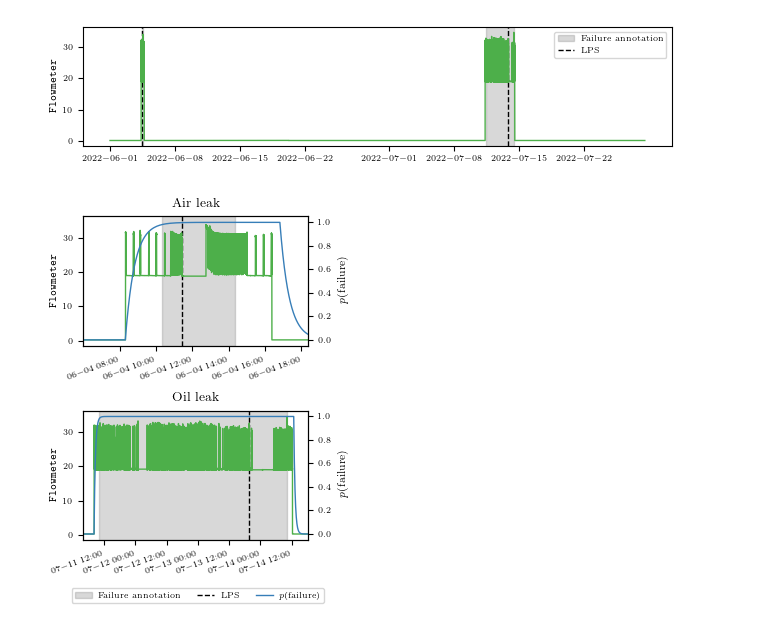
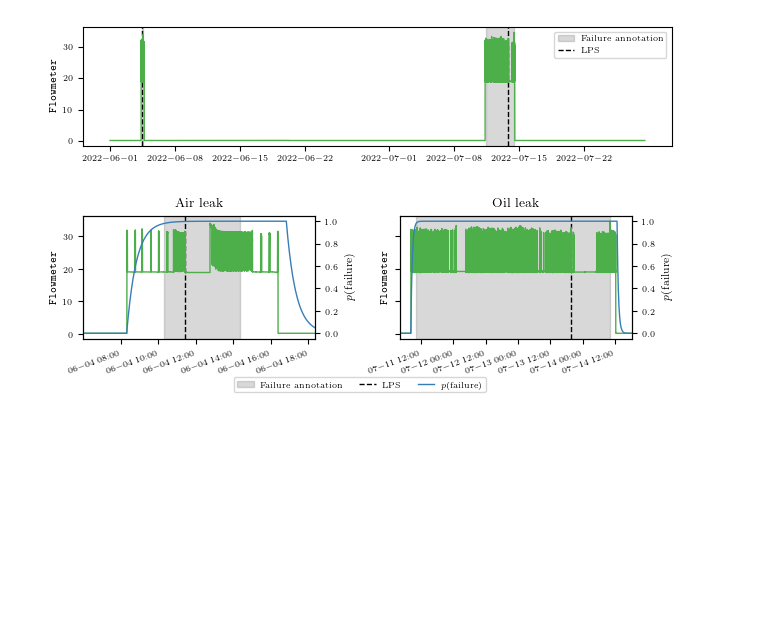
Before and after one commit to MatthiasJakobs/metro-xai, a Jupyter notebook: notebooks/plots.ipynb, the cells around one changed output. Drawn from its saved outputs; the diff is of its cells as text; code cells hidden in the pictures; blank space fills up the shorter version.

Commit message:
single column layout plots

```diff
--- a/notebooks/plots.ipynb
+++ b/notebooks/plots.ipynb
@@ -42,7 +42,7 @@ fig.savefig('../plots/flowmeter.pdf', transparent=True)
 # %%
 p_failure = np.load('../data/pt2_tcn_output.npy')
 rot = 20
-fig, axs = default_plot(subplots=(2, 1), sharey=True, sharex=False, height_fraction=1)
+fig, axs = default_plot(subplots=(1, 2), sharey=True, sharex=False, height_fraction=1, width_fraction=2)
 axs[0].set_ylabel(r'\texttt{Flowmeter}')
 axs[1].set_ylabel(r'\texttt{Flowmeter}')
 
@@ -52,31 +52,31 @@ axs[0].axvline(x=np.datetime64('2022-06-04T11:26:01.422000000'), color='black',
 
 axs[0].plot(df.timestamp[df.timestamp > '2022-06-01T00:00:00'], df['Flowmeter'][df.timestamp > '2022-06-01T00:00:00'], color=c_flowmeter)
 axs[0].set_xlim(np.datetime64('2022-06-04T06:00:00.300000000'), np.datetime64('2022-06-04T18:22:39.188000000'))
 #axs[0].set_xticks([])
 axs[0].set_title('Air leak')
 axs[0].set_xticks(axs[0].get_xticks(), axs[0].get_xticklabels(), rotation=rot, ha='right')
 
 ax2 = axs[0].twinx()
 ax2.set_ylabel(r'$p(\textrm{failure})$')
 ax2.plot(test_chunk_dates[:, 1], p_failure, color=c_p, label=r'$p(\textrm{failure})$')
 
 
 axs[1].axvspan(xmin=np.datetime64('2022-07-11T10:10:18.948000000'), xmax=np.datetime64('2022-07-14T10:22:08.046000000'), color='gray', alpha=0.3)
 axs[1].axvline(x=np.datetime64('2022-07-13T19:43:52.593000000'), color='black', linestyle='--')
 axs[1].plot(df.timestamp[df.timestamp > '2022-06-01T00:00:00'], df['Flowmeter'][df.timestamp > '2022-06-01T00:00:00'], color=c_flowmeter)
 axs[1].set_xlim(np.datetime64('2022-07-11T04:00:00.300000000'), np.datetime64('2022-07-14T18:22:39.188000000'))
 #axs[1].set_xticks([])
 axs[1].set_title('Oil leak')
 axs[1].set_xticks(axs[1].get_xticks(), axs[1].get_xticklabels(), rotation=rot, ha='right')
 
 ax2 = axs[1].twinx()
 ax2.set_ylabel(r'$p(\textrm{failure})$')
 ax2.plot(test_chunk_dates[:, 1], p_failure, color=c_p)
 
 #fig.autofmt_xdate(rotation=45)
 #fig.legend(ncols=3, bbox_to_anchor=(0.1, 1), loc='lower left')
 fig.legend(ncols=3, bbox_to_anchor=(0.5, -0.05), loc='lower center')
 fig.tight_layout()
 fig.savefig('../plots/flowmeter_combined.pdf', transparent=True, bbox_inches='tight')
 # %% [output]
-[figure, old version]
+[figure, new version]
```
